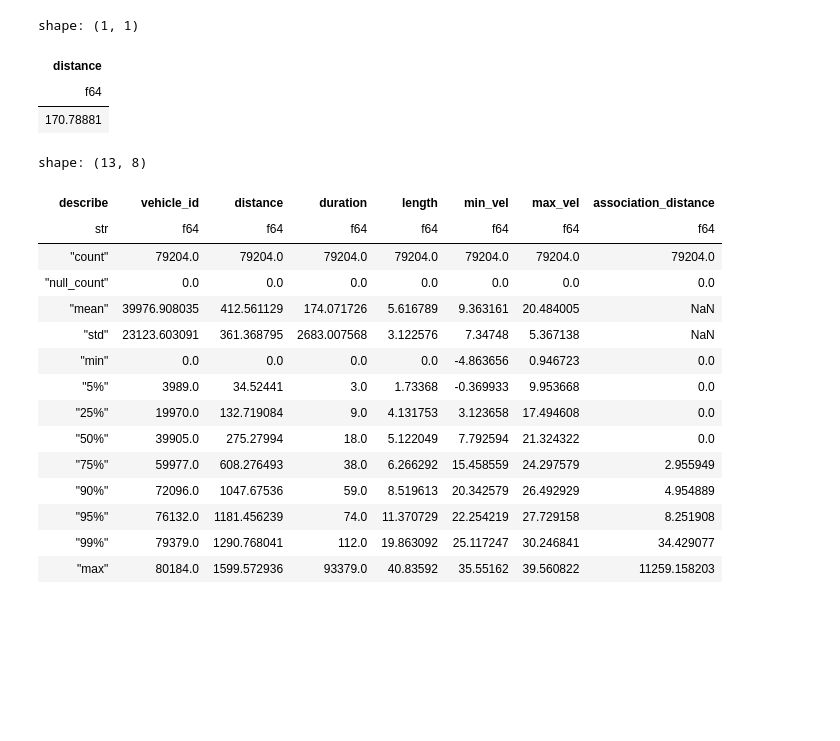
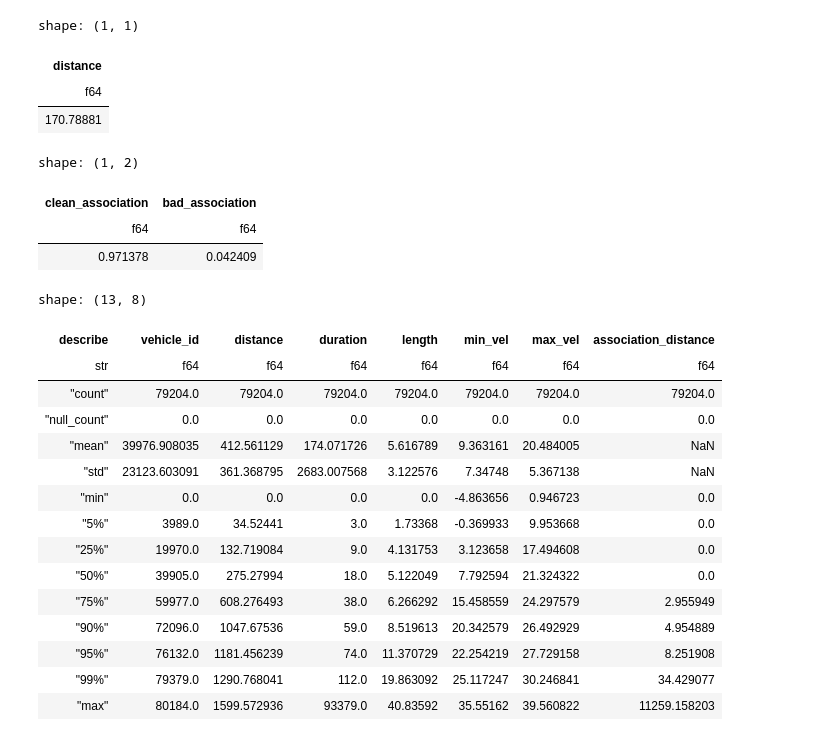
Before and after one commit to UnivOfAlabama-BittleResearchGroup/roadside-radar, a Jupyter notebook: notebooks/validation/calibrateable_trajectories.ipynb, the cells around one changed output. Cells and saved outputs as stored; diff of their text form; code cells hidden in the pictures; blank space fills up the shorter version.

```diff
--- a/notebooks/validation/calibrateable_trajectories.ipynb
+++ b/notebooks/validation/calibrateable_trajectories.ipynb
@@ -147,6 +147,7 @@ res = (
         pl.col("s_velocity_smooth").min().alias("min_vel"),
         pl.col("s_velocity_smooth").max().alias("max_vel"),
         pl.col("association_distance")
+        .filter(pl.col('association_distance').is_finite() & pl.col('association_distance').is_not_null())
         .mean()
         .fill_null(0)
         .alias("association_distance"),
@@ -158,20 +159,25 @@ res = (
     )
     # .select(pl.col("distance"))
     .collect(
-        streaming=True,
+        # streaming=True,
     )
 )
 # %%
-# from scipy.stats import chi2
+from scipy.stats import chi2
 
-# res.select(
-#     ((pl.col("association_distance") <= chi2.ppf(0.99, 4)).sum() / pl.count()).alias(
-#         "clean_association"
-#     ),
-#     ((pl.col("association_distance") > chi2.ppf(0.99, 4)).sum() / pl.count()).alias(
-#         "bad_association"
-#     ),
-# )
+res.select(
+    ((pl.col("association_distance") <= chi2.ppf(0.99, 4)).sum() / pl.count()).alias(
+        "clean_association"
+    ),
+    ((pl.col("association_distance") > chi2.ppf(0.95, 4)).sum() / pl.count()).alias(
+        "bad_association"
+    ),
+)
+# %% [output]
+shape: (1, 2)
+| clean_association | bad_association |
+| f64 | f64 |
+| 0.971378 | 0.042409 |
 # %%
 res.describe(percentiles=[0.05, 0.25, 0.5, 0.75, 0.9, 0.95, 0.99])
 # %% [output]
```
Also changed, not shown: 7 other files.
